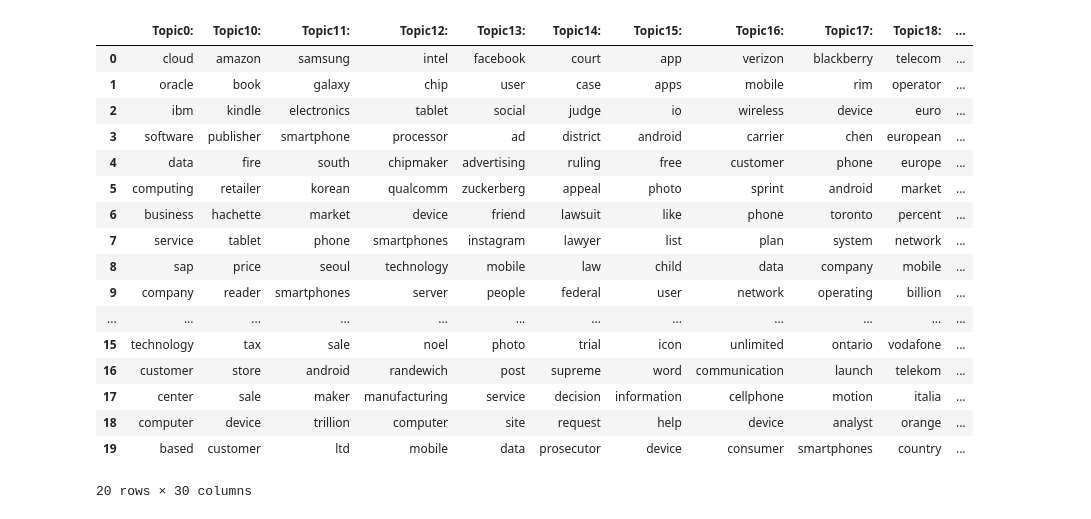
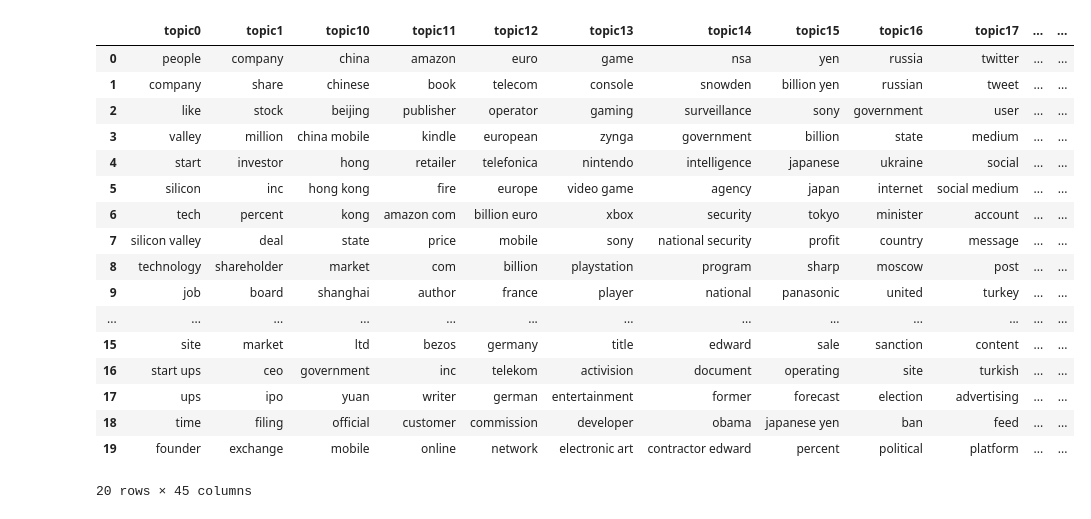
Before and after one commit to iyounus/TechNewsTrends, a Jupyter notebook: analysis.ipynb, the cells around one changed output. Cells and saved outputs as stored; diff of their text form; code cells hidden in the pictures.

```diff
--- a/analysis.ipynb
+++ b/analysis.ipynb
@@ -30,13 +31,15 @@ df.pub_date = pd.to_datetime(df.pub_date)
 df['pub_year'] = df.pub_date.map(lambda x : date.isocalendar(x)[0])
 df['pub_week'] = df.pub_date.map(lambda x : date.isocalendar(x)[1])
 df['pub_month'] = df.pub_date.map(lambda x : x.month)
-df['pub_week_date'] = df.pub_date.map(lambda x : x.date() + datetime.timedelta(0-x.date().weekday()))# 0 -> Monday of the pub_week
-df['pub_week_date_str'] = df.pub_date.map(lambda x : (x.date() + datetime.timedelta(0-x.date().weekday())).strftime("%Y-%m-%d"))
+
+# 0 -> Monday of the pub_week
+df['pub_week_date'] = df.pub_date.map(lambda x : x.date() + datetime.timedelta(0-x.date().weekday()))
+df['pub_week_date_str'] = df.pub_date.map(lambda x : (x.date() +
+                                                      datetime.timedelta(0-x.date().weekday())).strftime("%Y-%m-%d"))
 
 df.info()
 
-vectorizer = pkl.load( open("data/vectorizer.pkl", "rb") )
-vectors = pkl.load( open("data/vector.pkl", "rb"))
-nmf = pkl.load( open("data/model_30.pkl", "rb"))
+vectorizer, vectors = pkl.load( open("data/vectorizer.pkl", "rb") )
+nmf = pkl.load( open("data/model_45.pkl", "rb"))
 # %% [output]
 <class 'pandas.core.frame.DataFrame'>
@@ -58,6 +61,8 @@ A = vectors.dot(W.T)
 
 df['topic'] = list(np.argmax(A, axis=1))
 df['weight'] = list(np.max(A, axis=1))
+
+df = df[df['weight']>0.5]
 
 # now sort topics w.r.t number of articles per topic
 # this is just renaming the topic
@@ -70,5 +75,6 @@ d = { j : x[i] for i, j in enumerate(m)}
 df['topic_sorted'] = df['topic'].map(lambda x : d[x])
 
 df[['topic','topic_sorted','weight','pub_date','pub_week','pub_week_date','headline']].head()
+#print d
 # %% [output]
 |  | topic | topic_sorted | weight | pub_date | pub_week | pub_week_date | headline |
@@ -80,31 +92,31 @@ df[['topic','topic_sorted','weight','pub_date','pub_week','pub_week_date','headl
 # %%
 n_top_words = 100
 feature_names = vectorizer.get_feature_names()
-d = {}
+d_title = {}
 
 for j, topic in enumerate(nmf.components_):
-    title = "Topic%d:" % j
-    d[title] = [feature_names[i] for i in topic.argsort()[::-1]]
+    title = "topic%d" % d[j]
+    d_title[title] = [feature_names[i] for i in topic.argsort()[::-1]]
 
-res = pd.DataFrame(d)
+res = pd.DataFrame(d_title)
 res.head(20)
 # %% [output]
-|  | Topic0: | Topic10: | Topic11: | Topic12: | Topic13: | Topic14: | Topic15: | Topic16: | Topic17: | Topic18: | ... |
-| 0 | cloud | amazon | samsung | intel | facebook | court | app | verizon | blackberry | telecom | ... |
-| 1 | oracle | book | galaxy | chip | user | case | apps | mobile | rim | operator | ... |
-| 2 | ibm | kindle | electronics | tablet | social | judge | io | wireless | device | euro | ... |
-| 3 | software | publisher | smartphone | processor | ad | district | android | carrier | chen | european | ... |
-| 4 | data | fire | south | chipmaker | advertising | ruling | free | customer | phone | europe | ... |
-| 5 | computing | retailer | korean | qualcomm | zuckerberg | appeal | photo | sprint | android | market | ... |
-| 6 | business | hachette | market | device | friend | lawsuit | like | phone | toronto | percent | ... |
-| 7 | service | tablet | phone | smartphones | instagram | lawyer | list | plan | system | network | ... |
-| 8 | sap | price | seoul | technology | mobile | law | child | data | company | mobile | ... |
-| 9 | company | reader | smartphones | server | people | federal | user | network | operating | billion | ... |
-| ... | ... | ... | ... | ... | ... | ... | ... | ... | ... | ... | ... |
-| 15 | technology | tax | sale | noel | photo | trial | icon | unlimited | ontario | vodafone | ... |
-| 16 | customer | store | android | randewich | post | supreme | word | communication | launch | telekom | ... |
-| 17 | center | sale | maker | manufacturing | service | decision | information | cellphone | motion | italia | ... |
-| 18 | computer | device | trillion | computer | site | request | help | device | analyst | orange | ... |
-| 19 | based | customer | ltd | mobile | data | prosecutor | device | consumer | smartphones | country | ... |
+|  | topic0 | topic1 | topic10 | topic11 | topic12 | topic13 | topic14 | topic15 | topic16 | topic17 | ... | ... |
+| 0 | people | company | china | amazon | euro | game | nsa | yen | russia | twitter | ... | ... |
+| 1 | company | share | chinese | book | telecom | console | snowden | billion yen | russian | tweet | ... | ... |
+| 2 | like | stock | beijing | publisher | operator | gaming | surveillance | sony | government | user | ... | ... |
+| 3 | valley | million | china mobile | kindle | european | zynga | government | billion | state | medium | ... | ... |
+| 4 | start | investor | hong | retailer | telefonica | nintendo | intelligence | japanese | ukraine | social | ... | ... |
+| 5 | silicon | inc | hong kong | fire | europe | video game | agency | japan | internet | social medium | ... | ... |
+| 6 | tech | percent | kong | amazon com | billion euro | xbox | security | tokyo | minister | account | ... | ... |
+| 7 | silicon valley | deal | state | price | mobile | sony | national security | profit | country | message | ... | ... |
+| 8 | technology | shareholder | market | com | billion | playstation | program | sharp | moscow | post | ... | ... |
+| 9 | job | board | shanghai | author | france | player | national | panasonic | united | turkey | ... | ... |
+| ... | ... | ... | ... | ... | ... | ... | ... | ... | ... | ... | ... | ... |
+| 15 | site | market | ltd | bezos | germany | title | edward | sale | sanction | content | ... | ... |
+| 16 | start ups | ceo | government | inc | telekom | activision | document | operating | site | turkish | ... | ... |
+| 17 | ups | ipo | yuan | writer | german | entertainment | former | forecast | election | advertising | ... | ... |
+| 18 | time | filing | official | customer | commission | developer | obama | japanese yen | ban | feed | ... | ... |
+| 19 | founder | exchange | mobile | online | network | electronic art | contractor edward | percent | political | platform | ... | ... |
-20 rows × 30 columns
+20 rows × 45 columns
 # %%
```
Also changed, not shown: parts of 17 cells of this notebook, 8 other files.
